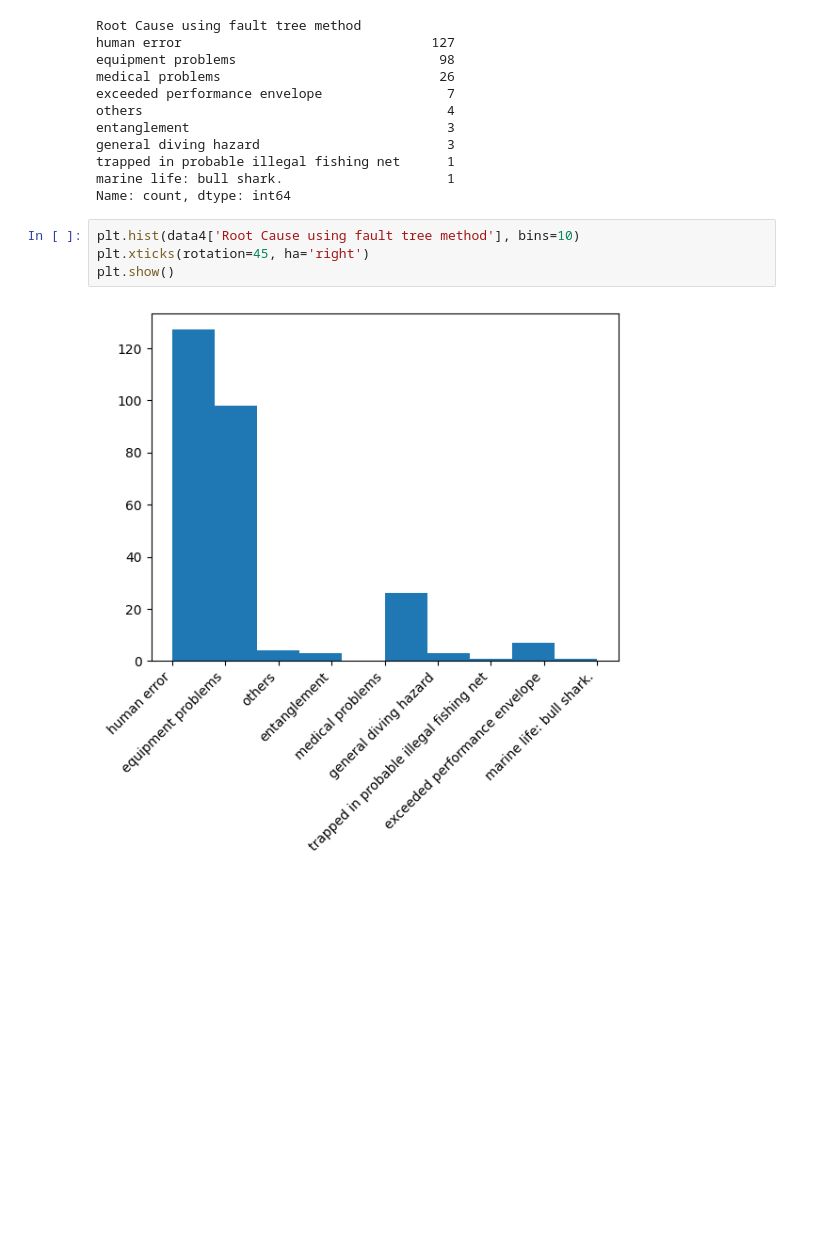
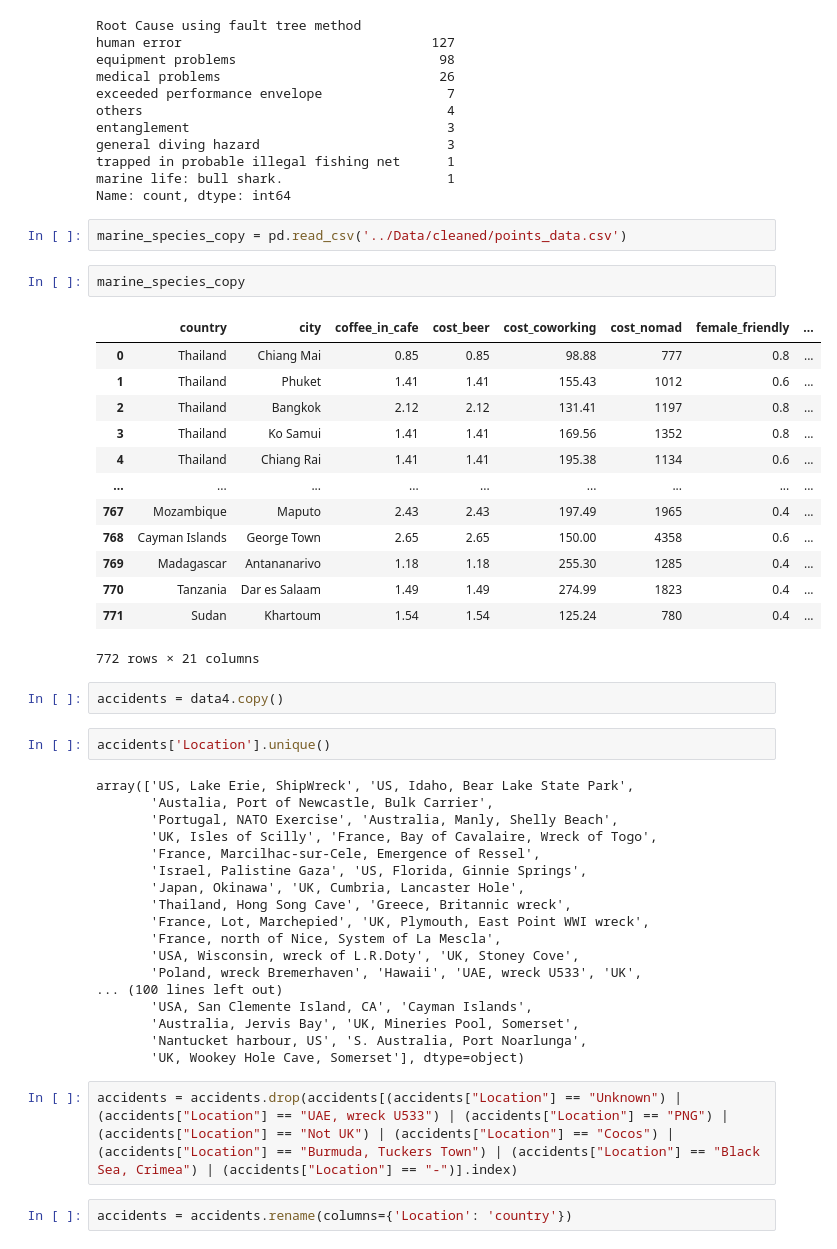
Before and after one commit to Celiiaortega25/mid_project, a Jupyter notebook: Notebooks/Cleaning data.ipynb, the cells around one changed output. Saved outputs shown, nothing was run; the diff lists cells and outputs as text; blank space fills up the shorter version.

```diff
--- a/Notebooks/Cleaning data.ipynb
+++ b/Notebooks/Cleaning data.ipynb
@@ -580,9 +678,47 @@ general diving hazard                        3
 trapped in probable illegal fishing net      1
 marine life: bull shark.                     1
 Name: count, dtype: int64
-# %%
-plt.hist(data4['Root Cause using fault tree method'], bins=10)
-plt.xticks(rotation=45, ha='right')
-plt.show()
-# %% [output]
-[figure, removed]
+# %%
+marine_species_copy = pd.read_csv('../Data/cleaned/points_data.csv')
+# %%
+marine_species_copy
+# %% [output]
+|  | country | city | coffee_in_cafe | cost_beer | cost_coworking | cost_nomad | female_friendly | ... |
+| 0 | Thailand | Chiang Mai | 0.85 | 0.85 | 98.88 | 777 | 0.8 | ... |
+| 1 | Thailand | Phuket | 1.41 | 1.41 | 155.43 | 1012 | 0.6 | ... |
+| 2 | Thailand | Bangkok | 2.12 | 2.12 | 131.41 | 1197 | 0.8 | ... |
+| 3 | Thailand | Ko Samui | 1.41 | 1.41 | 169.56 | 1352 | 0.8 | ... |
+| 4 | Thailand | Chiang Rai | 1.41 | 1.41 | 195.38 | 1134 | 0.6 | ... |
+| ... | ... | ... | ... | ... | ... | ... | ... | ... |
+| 767 | Mozambique | Maputo | 2.43 | 2.43 | 197.49 | 1965 | 0.4 | ... |
+| 768 | Cayman Islands | George Town | 2.65 | 2.65 | 150.00 | 4358 | 0.6 | ... |
+| 769 | Madagascar | Antananarivo | 1.18 | 1.18 | 255.30 | 1285 | 0.4 | ... |
+| 770 | Tanzania | Dar es Salaam | 1.49 | 1.49 | 274.99 | 1823 | 0.4 | ... |
+| 771 | Sudan | Khartoum | 1.54 | 1.54 | 125.24 | 780 | 0.4 | ... |
+772 rows × 21 columns
+# %%
+accidents = data4.copy()
+# %%
+accidents['Location'].unique()
+# %% [output]
+array(['US, Lake Erie, ShipWreck', 'US, Idaho, Bear Lake State Park',
+       'Austalia, Port of Newcastle, Bulk Carrier',
+       'Portugal, NATO Exercise', 'Australia, Manly, Shelly Beach',
+       'UK, Isles of Scilly', 'France, Bay of Cavalaire, Wreck of Togo',
+       'France, Marcilhac-sur-Cele, Emergence of Ressel',
+       'Israel, Palistine Gaza', 'US, Florida, Ginnie Springs',
+       'Japan, Okinawa', 'UK, Cumbria, Lancaster Hole',
+       'Thailand, Hong Song Cave', 'Greece, Britannic wreck',
+       'France, Lot, Marchepied', 'UK, Plymouth, East Point WWI wreck',
+       'France, north of Nice, System of La Mescla',
+       'USA, Wisconsin, wreck of L.R.Doty', 'UK, Stoney Cove',
+       'Poland, wreck Bremerhaven', 'Hawaii', 'UAE, wreck U533', 'UK',
+... (100 lines left out)
+       'USA, San Clemente Island, CA', 'Cayman Islands',
+       'Australia, Jervis Bay', 'UK, Mineries Pool, Somerset',
+       'Nantucket harbour, US', 'S. Australia, Port Noarlunga',
+       'UK, Wookey Hole Cave, Somerset'], dtype=object)
+# %%
+accidents = accidents.drop(accidents[(accidents["Location"] == "Unknown") | (accidents["Location"] == "UAE, wreck U533") | (accidents["Location"] == "PNG") | (accidents["Location"] == "Not UK") | (accidents["Location"] == "Cocos") | (accidents["Location"] == "Burmuda, Tuckers Town") | (accidents["Location"] == "Black Sea, Crimea") | (accidents["Location"] == "-")].index)
+# %%
+accidents = accidents.rename(columns={'Location': 'country'})
```
Also changed, not shown: parts of 71 cells of this notebook, 14 other files.
